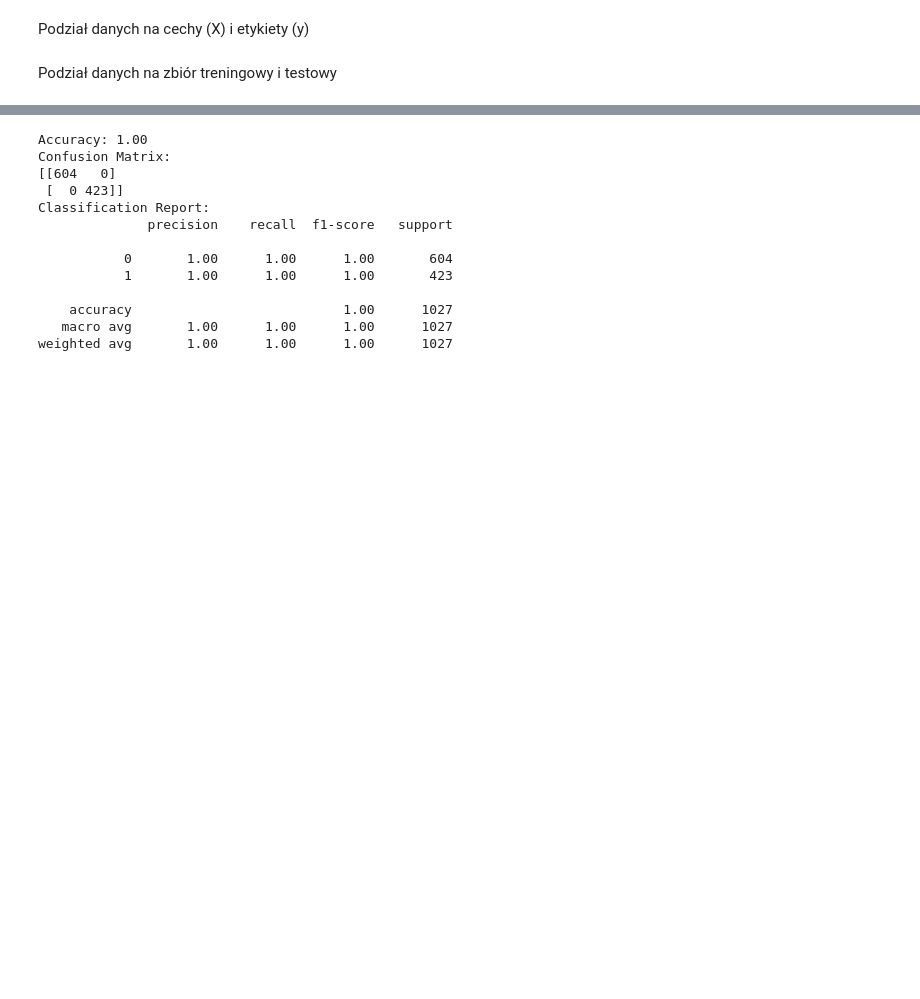
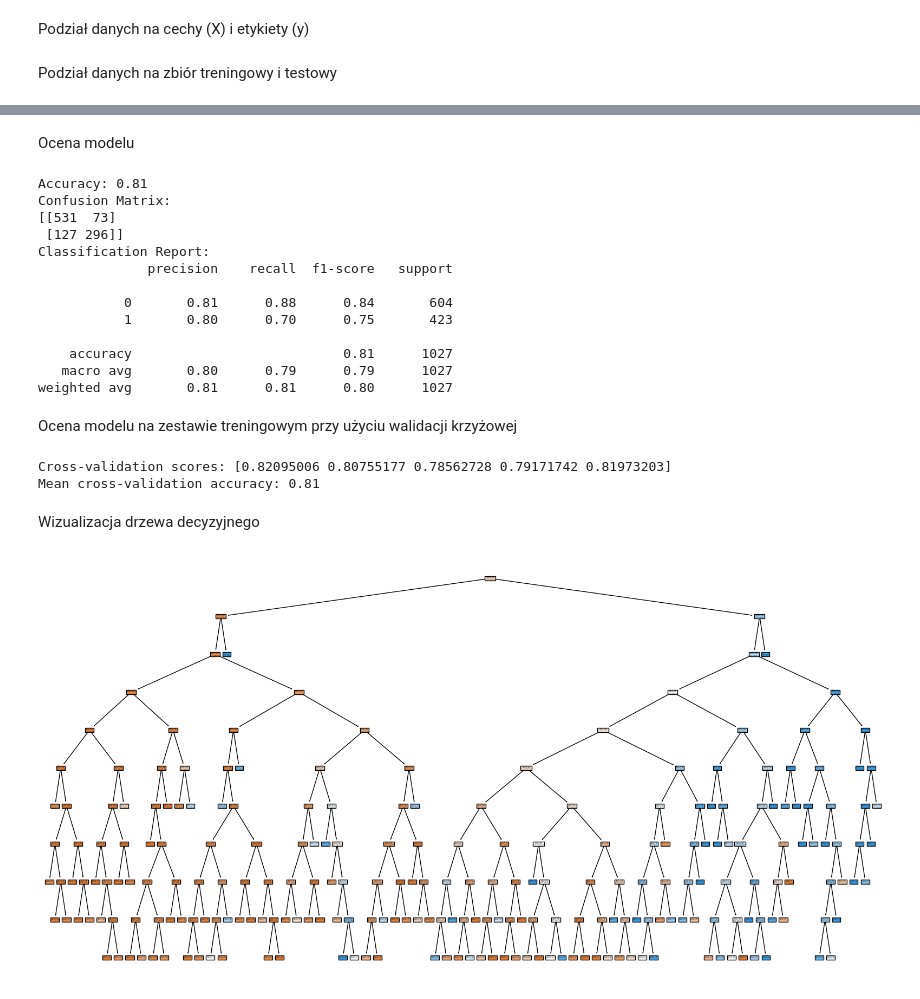
Before and after one commit to krukemilia/UM_health_test_by_blood, a Jupyter notebook: health_test.ipynb, the cells around one changed output, grey strips where cells are left out. Drawn from its saved outputs; the diff is of its cells as text; code cells hidden in the pictures; blank space fills up the shorter version.

```diff
--- a/health_test.ipynb
+++ b/health_test.ipynb
@@ -48,5 +54,3 @@ Podział danych na zbiór treningowy i testowy
 X_train, X_test, y_train, y_test = train_test_split(X, y, test_size=0.2, random_state=42)
 # %%
 clf = DecisionTreeClassifier(random_state=42)
-
-clf.fit(X_train, y_train)
@@ -54,0 +59,8 @@ DecisionTreeClassifier(random_state=42)
+# %%
+param_grid = {
+    'criterion': ['gini', 'entropy'],
+    'max_depth': [None, 10, 20, 30, 40, 50],
+    'min_samples_split': [2, 5, 10, 20],
+    'min_samples_leaf': [1, 2, 4, 6],
+    'max_features': [None, 'auto', 'sqrt', 'log2']
+}
@@ -54,0 +69,2 @@ DecisionTreeClassifier(random_state=42)
+# %%
+grid_search = GridSearchCV(estimator=clf, param_grid=param_grid, cv=5, scoring='accuracy', n_jobs=-1)
@@ -54,0 +73,2 @@ DecisionTreeClassifier(random_state=42)
+# %%
+grid_search.fit(X_train, y_train)
@@ -55,6 +110,6 @@ DecisionTreeClassifier(random_state=42)
+# %% [markdown]
+Ocena modelu
 # %%
-y_pred = clf.predict(X_test)
-
 accuracy = accuracy_score(y_test, y_pred)
 print(f'Accuracy: {accuracy:.2f}')
 
@@ -62,20 +117,40 @@ conf_matrix = confusion_matrix(y_test, y_pred)
 print('Confusion Matrix:')
 print(conf_matrix)
 
+
 class_report = classification_report(y_test, y_pred)
 print('Classification Report:')
 print(class_report)
 # %% [output]
-Accuracy: 1.00
+Accuracy: 0.81
 Confusion Matrix:
-[[604   0]
- [  0 423]]
+[[531  73]
+ [127 296]]
 Classification Report:
               precision    recall  f1-score   support
 
-           0       1.00      1.00      1.00       604
-           1       1.00      1.00      1.00       423
+           0       0.81      0.88      0.84       604
+           1       0.80      0.70      0.75       423
 
-    accuracy                           1.00      1027
-   macro avg       1.00      1.00      1.00      1027
-weighted avg       1.00      1.00      1.00      1027
+    accuracy                           0.81      1027
+   macro avg       0.80      0.79      0.79      1027
+weighted avg       0.81      0.81      0.80      1027
+# %% [markdown]
+Ocena modelu na zestawie treningowym przy użyciu walidacji krzyżowej
+# %%
+cross_val_scores = cross_val_score(grid_search.best_estimator_, X_train, y_train, cv=5)
+
+print(f'Cross-validation scores: {cross_val_scores}')
+
+print(f'Mean cross-validation accuracy: {cross_val_scores.mean():.2f}')
+# %% [output]
+Cross-validation scores: [0.82095006 0.80755177 0.78562728 0.79171742 0.81973203]
+Mean cross-validation accuracy: 0.81
+# %% [markdown]
+Wizualizacja drzewa decyzyjnego
+# %%
+plt.figure(figsize=(20, 10))
+plot_tree(grid_search.best_estimator_, feature_names=X.columns, class_names=['Negative', 'Positive'], filled=True)
+plt.show()
+# %% [output]
+[figure, added]
```
Also changed, not shown: parts of 19 cells of this notebook.
